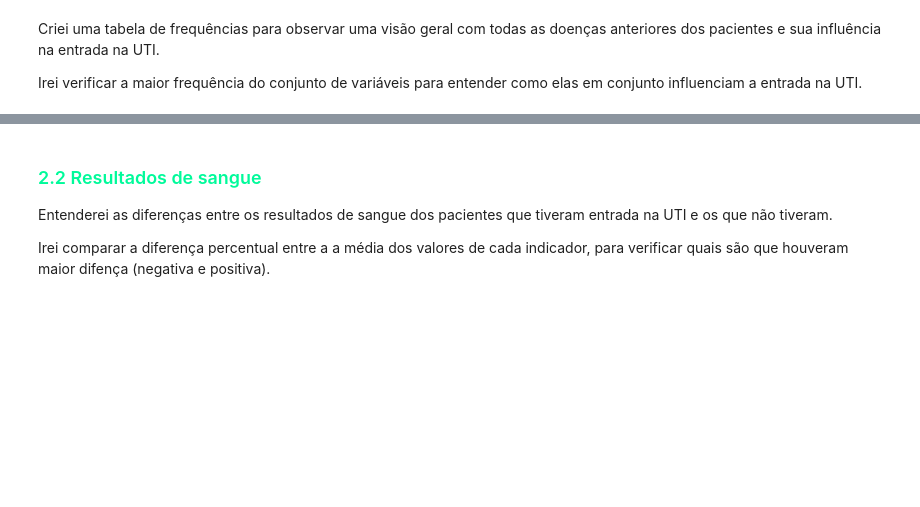
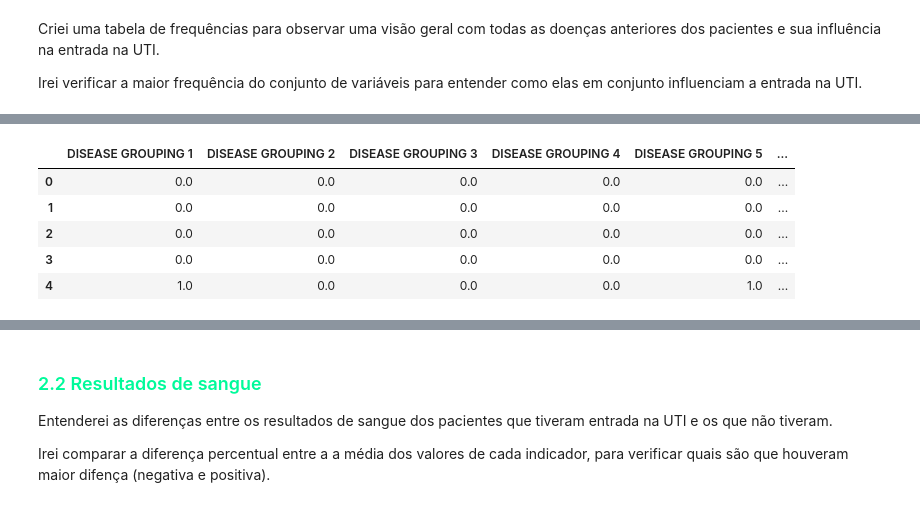
Before and after one commit to FranciscoFoz/Projeto_Final_Bootcamp_Data_Science_Alura, a Jupyter notebook: Notebooks/Aquisicao_e_transformacao_dos_dados.ipynb, the cells around one changed output, grey strips where cells are left out. Cells and saved outputs as stored; diff of their text form; code cells hidden in the pictures; blank space fills up the shorter version.

```diff
--- a/Notebooks/Aquisicao_e_transformacao_dos_dados.ipynb
+++ b/Notebooks/Aquisicao_e_transformacao_dos_dados.ipynb
@@ -450,0 +335,11 @@ Devido a um melhor balanceamento entre as variáveis de doenças agrupadas.
+# %%
+contagem_de_pacientes_com_entrada = pacientes_com_entrada.iloc[:,[3,4,5,6,7,8,9,10,11,-1]].value_counts(normalize=True).reset_index().rename(columns={0:'TOTAL %'})   #Criar tabela de frequência
+contagem_de_pacientes_com_entrada['TOTAL %'] = round(contagem_de_pacientes_com_entrada['TOTAL %']*100,2)                                                              #Transforma coluna em percentual
+contagem_de_pacientes_com_entrada.head()
+# %% [output]
+|  | DISEASE GROUPING 1 | DISEASE GROUPING 2 | DISEASE GROUPING 3 | DISEASE GROUPING 4 | DISEASE GROUPING 5 | ... |
+| 0 | 0.0 | 0.0 | 0.0 | 0.0 | 0.0 | ... |
+| 1 | 0.0 | 0.0 | 0.0 | 0.0 | 0.0 | ... |
+| 2 | 0.0 | 0.0 | 0.0 | 0.0 | 0.0 | ... |
+| 3 | 0.0 | 0.0 | 0.0 | 0.0 | 0.0 | ... |
+| 4 | 1.0 | 0.0 | 0.0 | 0.0 | 1.0 | ... |
```
Also changed, not shown: parts of 34 cells of this notebook.
